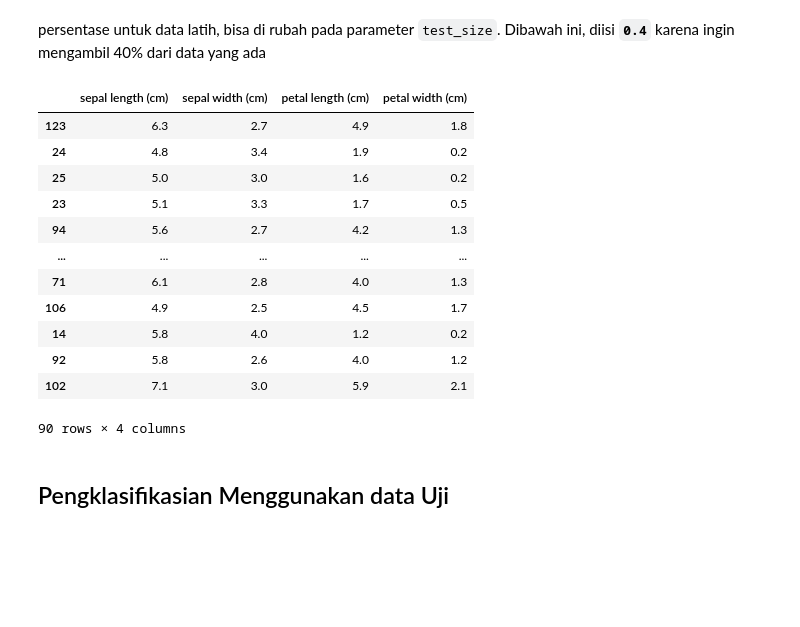
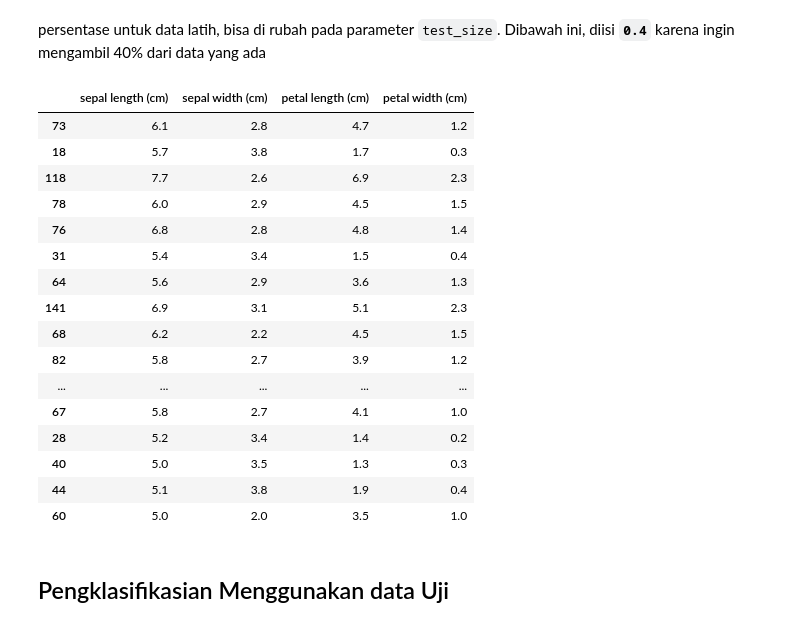
Before and after one commit to LALA09-erha/datamining, a Jupyter notebook: _sources/notebooks5.ipynb, the cells around one changed output. Drawn from its saved outputs; the diff is of its cells as text; code cells hidden in the pictures; blank space fills up the shorter version.

```diff
--- a/_sources/notebooks5.ipynb
+++ b/_sources/notebooks5.ipynb
@@ -82,28 +82,32 @@ persentase untuk data latih, bisa di rubah pada parameter `test_size`. Dibawah i
 # %%
 #extract features and target variables
 x = df.drop(columns="Species")
 y = df["Species"]
 #save the feature name and target variables
 feature_names = x.columns
 labels = y.unique()
 #split the dataset
 from sklearn.model_selection import train_test_split
 X_train, test_x, y_train, test_lab = train_test_split(x,y,test_size = 0.4,random_state = 42)
-X_train
+test_x
 # %% [output]
 |  | sepal length (cm) | sepal width (cm) | petal length (cm) | petal width (cm) |
-| 123 | 6.3 | 2.7 | 4.9 | 1.8 |
-| 24 | 4.8 | 3.4 | 1.9 | 0.2 |
-| 25 | 5.0 | 3.0 | 1.6 | 0.2 |
-| 23 | 5.1 | 3.3 | 1.7 | 0.5 |
-| 94 | 5.6 | 2.7 | 4.2 | 1.3 |
+| 73 | 6.1 | 2.8 | 4.7 | 1.2 |
+| 18 | 5.7 | 3.8 | 1.7 | 0.3 |
+| 118 | 7.7 | 2.6 | 6.9 | 2.3 |
+| 78 | 6.0 | 2.9 | 4.5 | 1.5 |
+| 76 | 6.8 | 2.8 | 4.8 | 1.4 |
+| 31 | 5.4 | 3.4 | 1.5 | 0.4 |
+| 64 | 5.6 | 2.9 | 3.6 | 1.3 |
+| 141 | 6.9 | 3.1 | 5.1 | 2.3 |
+| 68 | 6.2 | 2.2 | 4.5 | 1.5 |
+| 82 | 5.8 | 2.7 | 3.9 | 1.2 |
 | ... | ... | ... | ... | ... |
-| 71 | 6.1 | 2.8 | 4.0 | 1.3 |
-| 106 | 4.9 | 2.5 | 4.5 | 1.7 |
-| 14 | 5.8 | 4.0 | 1.2 | 0.2 |
-| 92 | 5.8 | 2.6 | 4.0 | 1.2 |
-| 102 | 7.1 | 3.0 | 5.9 | 2.1 |
+| 67 | 5.8 | 2.7 | 4.1 | 1.0 |
+| 28 | 5.2 | 3.4 | 1.4 | 0.2 |
+| 40 | 5.0 | 3.5 | 1.3 | 0.3 |
+| 44 | 5.1 | 3.8 | 1.9 | 0.4 |
+| 60 | 5.0 | 2.0 | 3.5 | 1.0 |
-90 rows × 4 columns
 # %% [markdown]
 ## Pengklasifikasian Menggunakan data Uji
 # %% [markdown]
```
Also changed, not shown: 2 other files.
